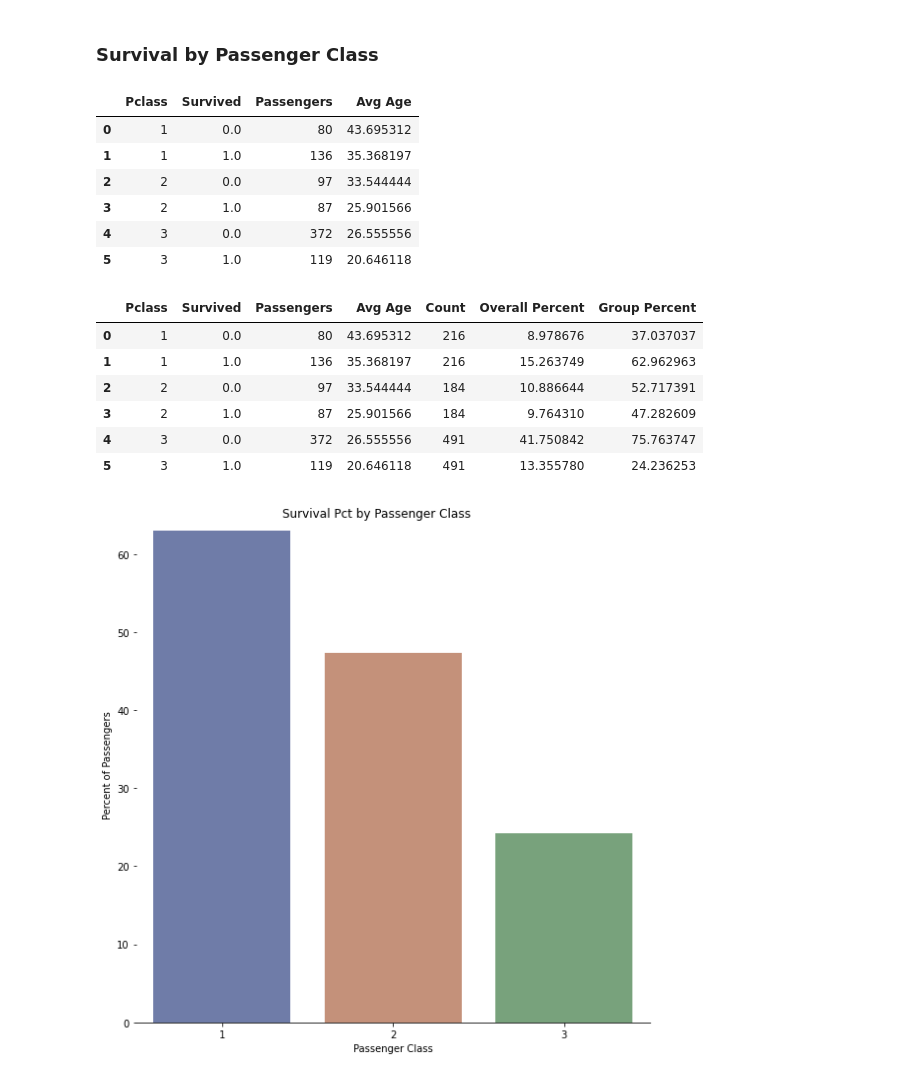
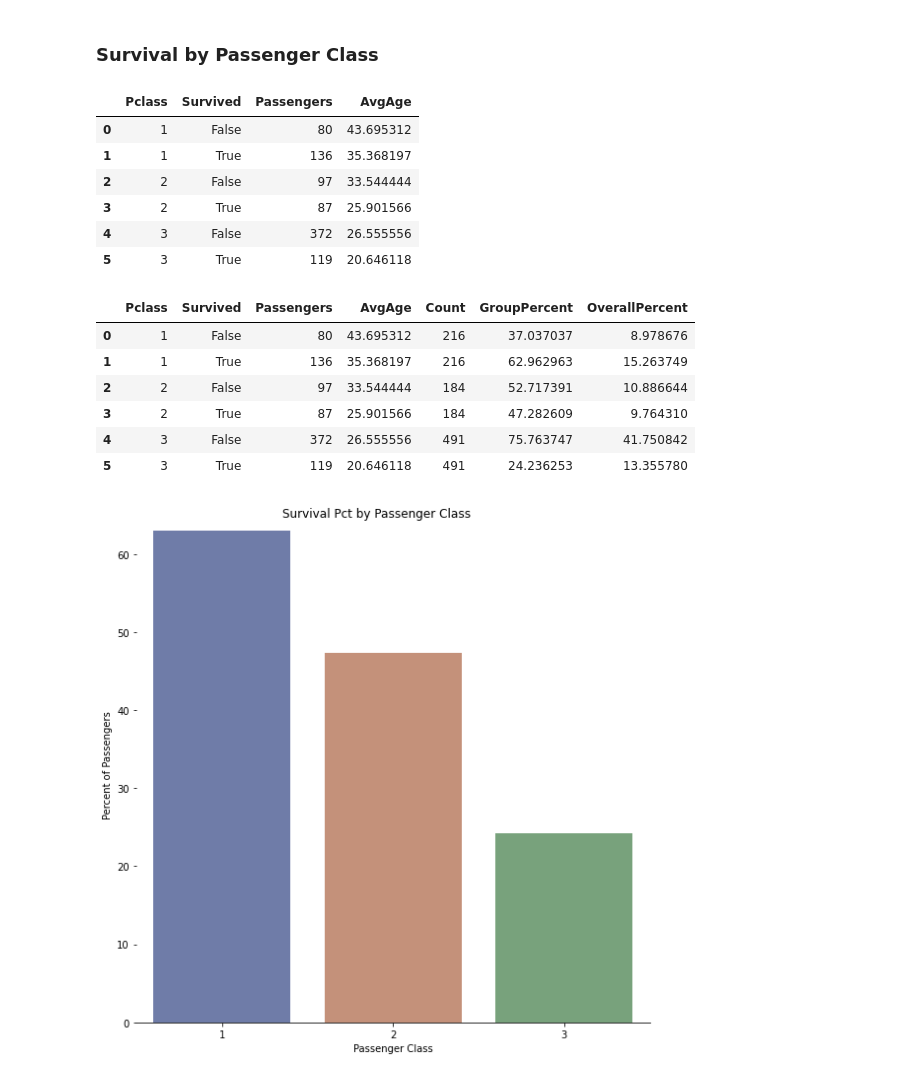
Before and after one commit to singlestore-labs/ibis-singlestoredb, a Jupyter notebook: examples/Titanic.ipynb, the cells around one changed output. Cells and saved outputs as stored; diff of their text form; code cells hidden in the pictures.

```diff
--- a/examples/Titanic.ipynb
+++ b/examples/Titanic.ipynb
@@ -66,5 +82,5 @@ table in the database to be overwritten if it already exists.
 # %%
-titanic_tbl = conn.create_table('titanic', titanic_df, force=True)
+titanic_tbl = conn.create_table('titanic', titanic_df, schema_overrides=dict(Survived='bool'), force=True)
 # %%
 titanic_tbl.head(3)
 # %% [output]
@@ -170,14 +185,13 @@ joined
 # %%
 # Get the total as a local numeric to use in the following expressions.
 # Downloading the value is needed because it originates from a separate table expression.
-total = titanic_tbl[train].count().execute()
+total_int = titanic_tbl[train].count().execute()
 
 # Add additional columns to joined table and execute to download the data for plotting.
-joined = joined[
-    joined.columns + [
-        (100.0 * joined.Passengers / total).name('Overall Percent'),
-        (100.0 * joined.Passengers / joined.Count).name('Group Percent'),
-    ]
-]
+joined = joined.mutate(
+    OverallPercent=100.0 * joined.Passengers / total_int,
+    GroupPercent=100.0 * joined.Passengers / joined.Count,
+)
+
 joined
 # %% [output]
@@ -233,39 +247,37 @@ g.fig.suptitle('Passenger Classification within Gender');
 ### Survival by Passenger Class
 # %%
 cols = [titanic_tbl.Pclass, titanic_tbl.Survived]
-train = titanic_tbl.Survived.notnull()
 
-freq = titanic_tbl[train].groupby(cols).aggregate([
-    titanic_tbl.count().name('Passengers'),
-    titanic_tbl.Age.mean().name('Avg Age')
-]).sort_by(cols)
+freq = titanic_tbl[train].groupby(cols).aggregate(
+    Passengers=titanic_tbl.count(),
+    AvgAge=titanic_tbl.Age.mean(),
+).sort_by(cols)
+
 freq
 # %% [output]
-|  | Pclass | Survived | Passengers | Avg Age |
-| 0 | 1 | 0.0 | 80 | 43.695312 |
-| 1 | 1 | 1.0 | 136 | 35.368197 |
-| 2 | 2 | 0.0 | 97 | 33.544444 |
-| 3 | 2 | 1.0 | 87 | 25.901566 |
-| 4 | 3 | 0.0 | 372 | 26.555556 |
-| 5 | 3 | 1.0 | 119 | 20.646118 |
+|  | Pclass | Survived | Passengers | AvgAge |
+| 0 | 1 | False | 80 | 43.695312 |
+| 1 | 1 | True | 136 | 35.368197 |
+| 2 | 2 | False | 97 | 33.544444 |
+| 3 | 2 | True | 87 | 25.901566 |
+| 4 | 3 | False | 372 | 26.555556 |
+| 5 | 3 | True | 119 | 20.646118 |
 # %%
-passenger = titanic_tbl[train].groupby(titanic_tbl.Pclass).count(metric_name='Count')
-joined = freq.join(passenger, freq.Pclass == passenger.Pclass, suffixes=('', '_')).drop('Pclass_')
+passenger = titanic_tbl[train].groupby(titanic_tbl.Pclass).count(metric_name='Count').relabel(dict(Pclass='Pclass_'))
+joined = freq.join(passenger, freq.Pclass == passenger.Pclass_).drop('Pclass_')
 
-# Construct columns for joined table and execute to download data for plotting
-joined = joined[
-    joined.columns + [
-    (100.0 * joined.Passengers / total).name('Overall Percent'),
-    (100.0 * joined.Passengers / joined.Count).name('Group Percent')
-    ]
-]
+joined = joined.mutate(
+    OverallPercent=100.0 * joined.Passengers / total_int,
+    GroupPercent=100.0 * joined.Passengers / joined.Count,
+)
+
 joined
 # %% [output]
-|  | Pclass | Survived | Passengers | Avg Age | Count | Overall Percent | Group Percent |
-| 0 | 1 | 0.0 | 80 | 43.695312 | 216 | 8.978676 | 37.037037 |
-| 1 | 1 | 1.0 | 136 | 35.368197 | 216 | 15.263749 | 62.962963 |
-| 2 | 2 | 0.0 | 97 | 33.544444 | 184 | 10.886644 | 52.717391 |
-| 3 | 2 | 1.0 | 87 | 25.901566 | 184 | 9.764310 | 47.282609 |
-| 4 | 3 | 0.0 | 372 | 26.555556 | 491 | 41.750842 | 75.763747 |
-| 5 | 3 | 1.0 | 119 | 20.646118 | 491 | 13.355780 | 24.236253 |
+|  | Pclass | Survived | Passengers | AvgAge | Count | GroupPercent | OverallPercent |
+| 0 | 1 | False | 80 | 43.695312 | 216 | 37.037037 | 8.978676 |
+| 1 | 1 | True | 136 | 35.368197 | 216 | 62.962963 | 15.263749 |
+| 2 | 2 | False | 97 | 33.544444 | 184 | 52.717391 | 10.886644 |
+| 3 | 2 | True | 87 | 25.901566 | 184 | 47.282609 | 9.764310 |
+| 4 | 3 | False | 372 | 26.555556 | 491 | 75.763747 | 41.750842 |
+| 5 | 3 | True | 119 | 20.646118 | 491 | 24.236253 | 13.355780 |
 # %%
```
Also changed, not shown: parts of 19 cells of this notebook.
